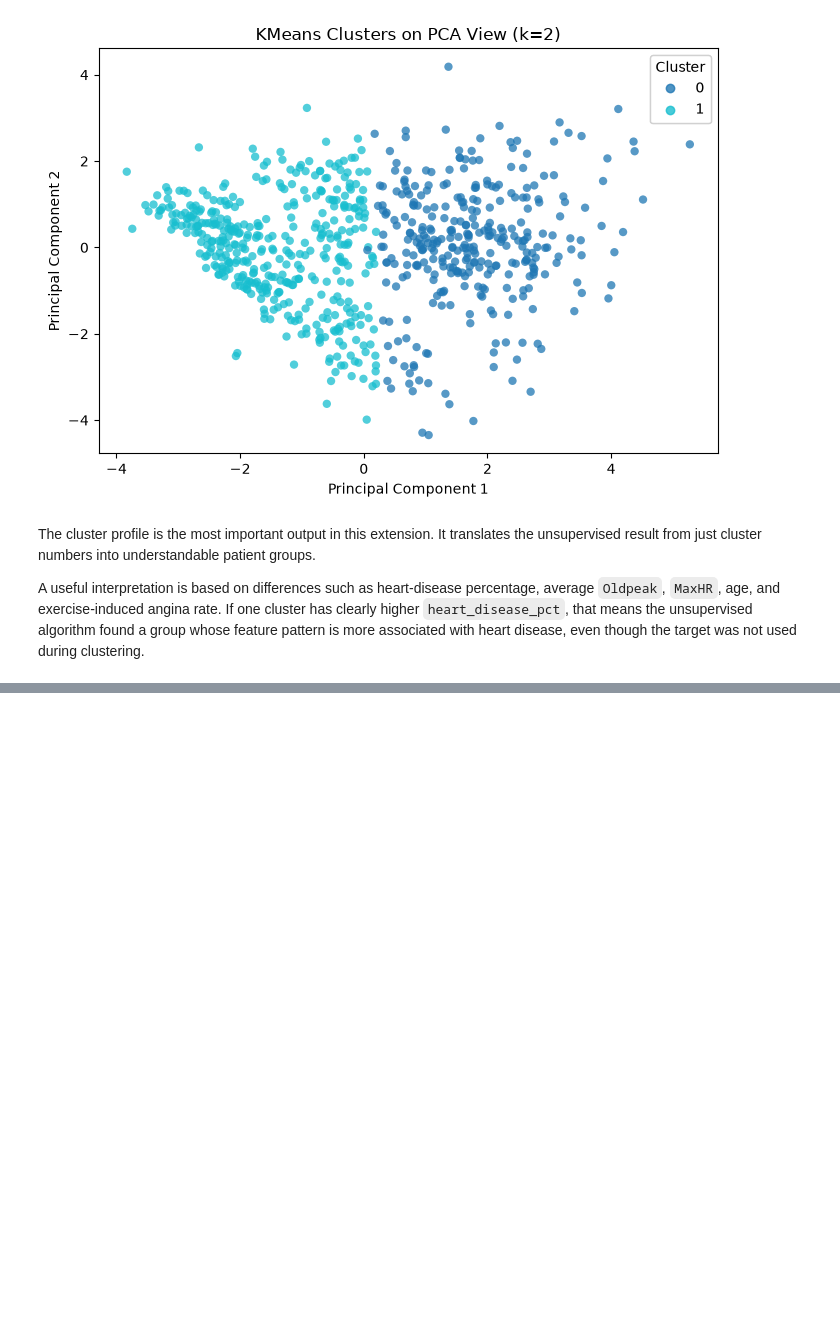
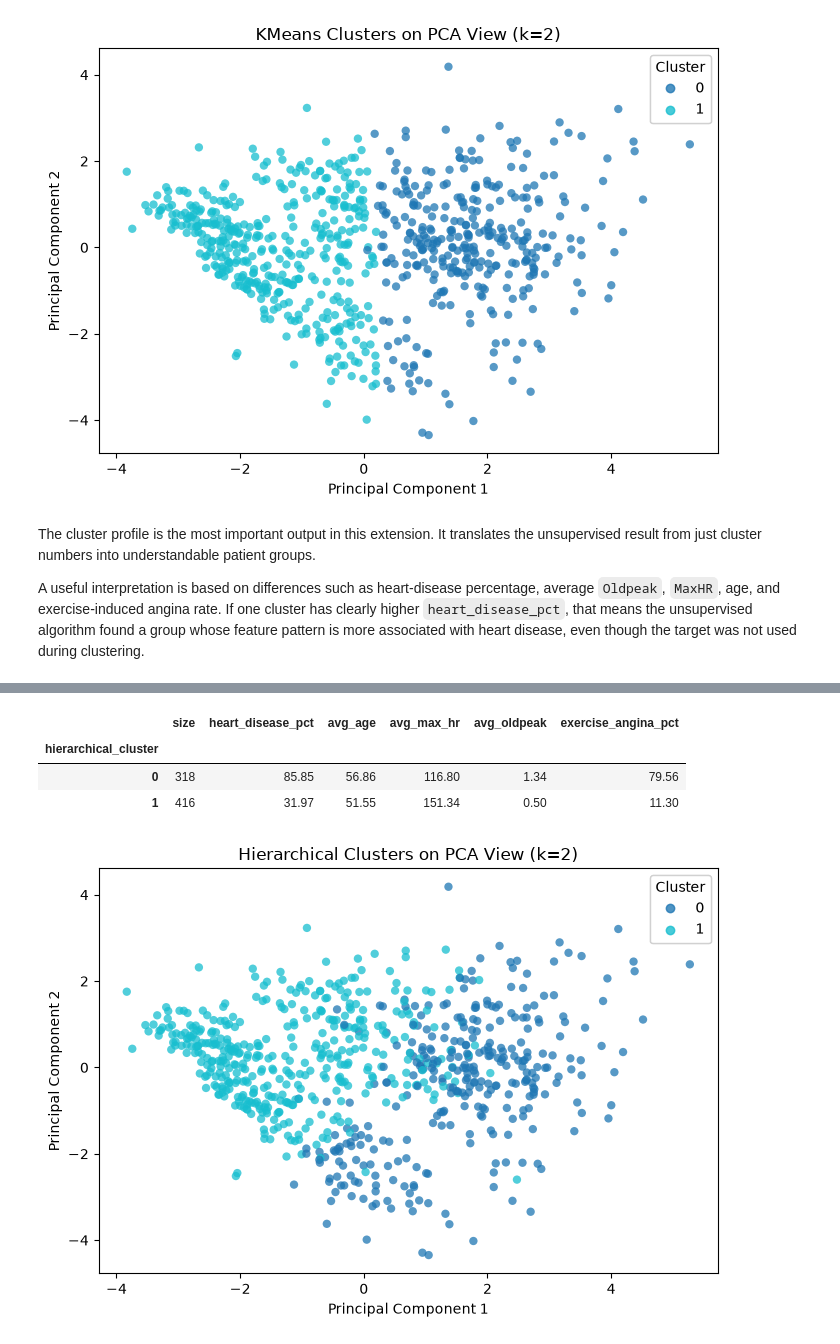
Before and after one commit to AhmadKhdair/BinX-AI-ML-Internship, a Jupyter notebook: week-5/d5/Heart_Disease_Classification_Final.ipynb, the cells around one changed output, grey strips where cells are left out. Saved outputs shown, nothing was run; the diff lists cells and outputs as text; code cells hidden in the pictures; blank space fills up the shorter version.

```diff
--- a/week-5/d5/Heart_Disease_Classification_Final.ipynb
+++ b/week-5/d5/Heart_Disease_Classification_Final.ipynb
@@ -847,0 +905,58 @@ A useful interpretation is based on differences such as heart-disease percentage
+# %%
+final_hierarchical = AgglomerativeClustering(
+    n_clusters=best_hierarchical_k,
+    linkage="ward",
+)
+hierarchical_labels = final_hierarchical.fit_predict(X_unsup)
+
+hierarchical_profile = X_train.copy()
+hierarchical_profile["hierarchical_cluster"] = hierarchical_labels
+hierarchical_profile["HeartDisease"] = y_train
+
+hierarchical_summary = hierarchical_profile.groupby("hierarchical_cluster").agg(
+    size=("HeartDisease", "size"),
+    heart_disease_rate=("HeartDisease", "mean"),
+    avg_age=("Age", "mean"),
+    avg_max_hr=("MaxHR", "mean"),
+    avg_oldpeak=("Oldpeak", "mean"),
+    exercise_angina_rate=("ExerciseAngina", lambda s: (s == "Y").mean()),
+)
+
+hierarchical_summary["heart_disease_pct"] = hierarchical_summary["heart_disease_rate"] * 100
+hierarchical_summary["exercise_angina_pct"] = hierarchical_summary["exercise_angina_rate"] * 100
+
+hierarchical_summary_display = hierarchical_summary[[
+    "size",
+    "heart_disease_pct",
+    "avg_age",
+    "avg_max_hr",
+    "avg_oldpeak",
+    "exercise_angina_pct",
+]].round(2)
+
+display(hierarchical_summary_display)
+hierarchical_summary_display.to_csv(METRICS_DIR / "phase2_hierarchical_cluster_profile.csv")
+
+fig, ax = plt.subplots(figsize=(7, 5))
+scatter = ax.scatter(
+    X_pca_2d[:, 0],
+    X_pca_2d[:, 1],
+    c=hierarchical_labels,
+    cmap="tab10",
+    alpha=0.75,
+    edgecolor="none",
+)
+ax.set_title(f"Hierarchical Clusters on PCA View (k={best_hierarchical_k})")
+ax.set_xlabel("Principal Component 1")
+ax.set_ylabel("Principal Component 2")
+legend = ax.legend(*scatter.legend_elements(), title="Cluster")
+ax.add_artist(legend)
+fig.tight_layout()
+fig.savefig(FIGURES_DIR / "phase2_hierarchical_clusters_pca.png", dpi=150, bbox_inches="tight")
+plt.show()
+# %% [output]
+|  | size | heart_disease_pct | avg_age | avg_max_hr | avg_oldpeak | exercise_angina_pct |
+| hierarchical_cluster |  |  |  |  |  |  |
+| 0 | 318 | 85.85 | 56.86 | 116.80 | 1.34 | 79.56 |
+| 1 | 416 | 31.97 | 51.55 | 151.34 | 0.50 | 11.30 |
+[figure, added]
```
Also changed, not shown: parts of 16 cells of this notebook, 34 other files.
